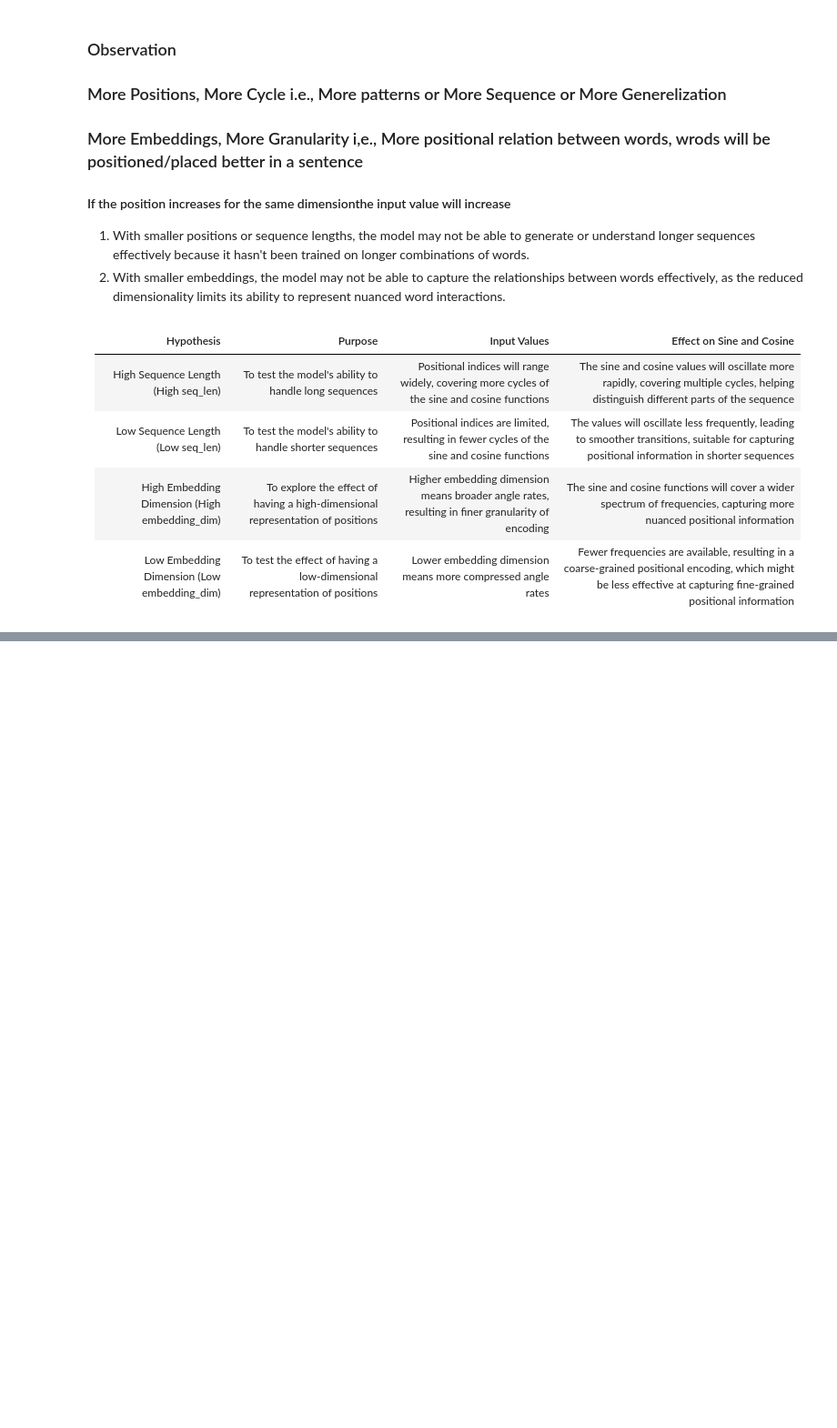
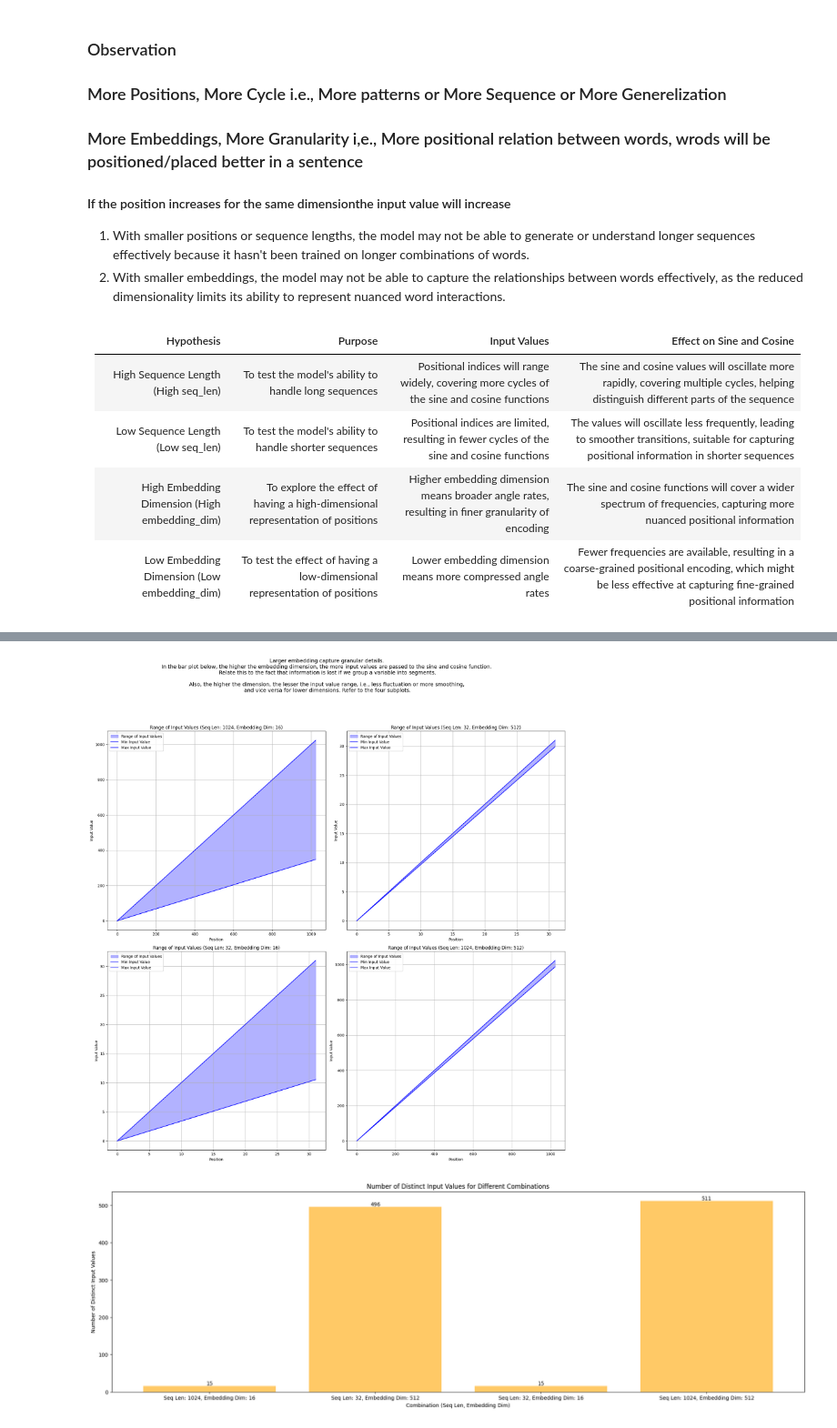
Before and after one commit to Gopi-Pitchai/Deep-Learning, a Jupyter notebook: transformers/positional_encoding.ipynb, the cells around one changed output, grey strips where cells are left out. Shown at 91% size. Drawn from its saved outputs; the diff is of its cells as text; code cells hidden in the pictures; blank space fills up the shorter version.

Commit message:
Enhanced position encoding understanding in transformers with visual plots.

```diff
--- a/transformers/positional_encoding.ipynb
+++ b/transformers/positional_encoding.ipynb
@@ -211,0 +129,69 @@ plot_positional_encoding_heatmap(positional_encodings)
+# %%
+
+# Plot 2: Range of input values by position
+
+def plot_input_value_ranges(ax, seq_len, embedding_dim):
+    angle_rads, positions = get_angle_rates(seq_len, embedding_dim)
+    min_input_values = angle_rads.min(axis=1)
+    max_input_values = angle_rads.max(axis=1)
+
+    ax.fill_between(positions, min_input_values, max_input_values, color='blue', alpha=0.3, label='Range of Input Values')
+    ax.plot(positions, min_input_values, color='blue', linestyle='-', label='Min Input Value')
+    ax.plot(positions, max_input_values, color='blue', linestyle='-', label='Max Input Value')
+    ax.set_title(f'Range of Input Values (Seq Len: {seq_len}, Embedding Dim: {embedding_dim})')
+    ax.set_xlabel('Position')
+    ax.set_ylabel('Input Value')
+    ax.legend(loc='upper left')
+    ax.grid(True)
+
+    num_distinct_input_values = [len(np.unique(angle_rads[i, :])) for i in range(angle_rads.shape[0])]
+    return num_distinct_input_values
+
+# Define combinations of seq_len and embedding_dim based on the new criteria
+combinations = [
+    (1024, 16),   # High seq_len, low embedding_dim
+    (32, 512),    # Low seq_len, high embedding_dim
+    (32, 16),     # Low seq_len, low embedding_dim
+    (1024, 512)   # High seq_len, high embedding_dim
+]
+
+fig, axs = plt.subplots(2, 2, figsize=(18, 18))  # 2 rows, 2 columns
+
+distinct_values_dict = {}
+
+for i, (seq_len, embedding_dim) in enumerate(combinations):
+    row = i // 2
+    col = i % 2
+    num_distinct_input_values = plot_input_value_ranges(axs[row, col], seq_len, embedding_dim)
+    distinct_values_dict[f'Seq Len: {seq_len}, Embedding Dim: {embedding_dim}'] = np.mean(num_distinct_input_values)
+
+fig.suptitle('Larger embedding capture granular details. \n'
+             'In the bar plot below, the higher the embedding dimension, the more input values are passed to the sine and cosine function. \n'
+             'Relate this to the fact that information is lost if we group a variable into segments.\n\n'
+             'Also, the higher the dimension, the lesser the input value range, i.e., less fluctuation or more smoothing, \n'
+             'and vice versa for lower dimensions. Refer to the four subplots.',
+             y=1.05, fontsize=14)
+
+fig.tight_layout()
+plt.show()
+
+# Plot the number of distinct input values for each combination in a separate figure
+comb_labels = list(distinct_values_dict.keys())
+distinct_values = list(distinct_values_dict.values())
+
+plt.figure(figsize=(24, 7))
+bars = plt.bar(comb_labels, distinct_values, color='orange', alpha=0.6)
+plt.title('Number of Distinct Input Values for Different Combinations')
+plt.xlabel('Combination (Seq Len, Embedding Dim)')
+plt.ylabel('Number of Distinct Input Values')
+plt.xticks(rotation=0, ha='center')
+
+# Add data labels to the bars
+for bar in bars:
+    yval = int(bar.get_height())
+    plt.text(bar.get_x() + bar.get_width()/2, yval + 0.05, round(yval, 2), ha='center', va='bottom')
+
+plt.show()
+# %% [output]
+[figure, added]
+[figure, added]
```
Also changed, not shown: parts of 3 cells of this notebook.
